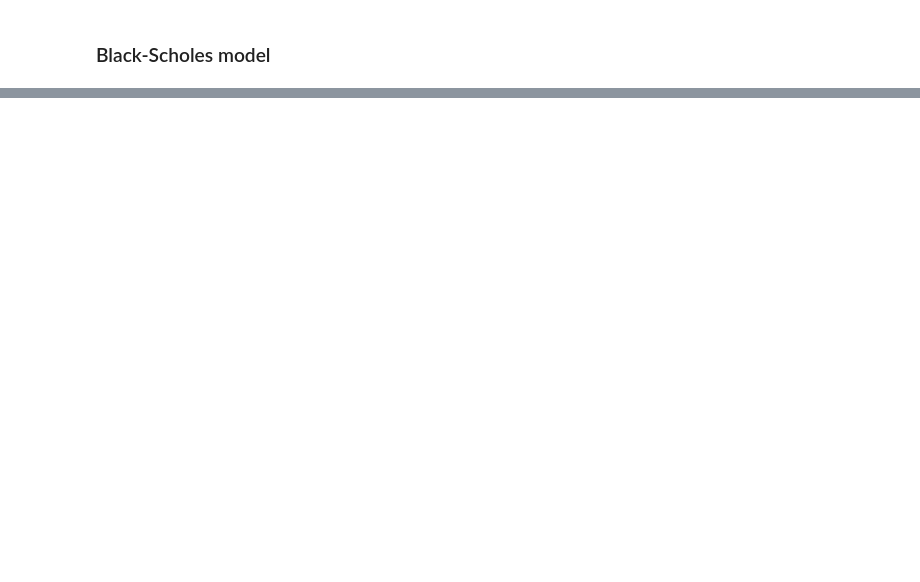
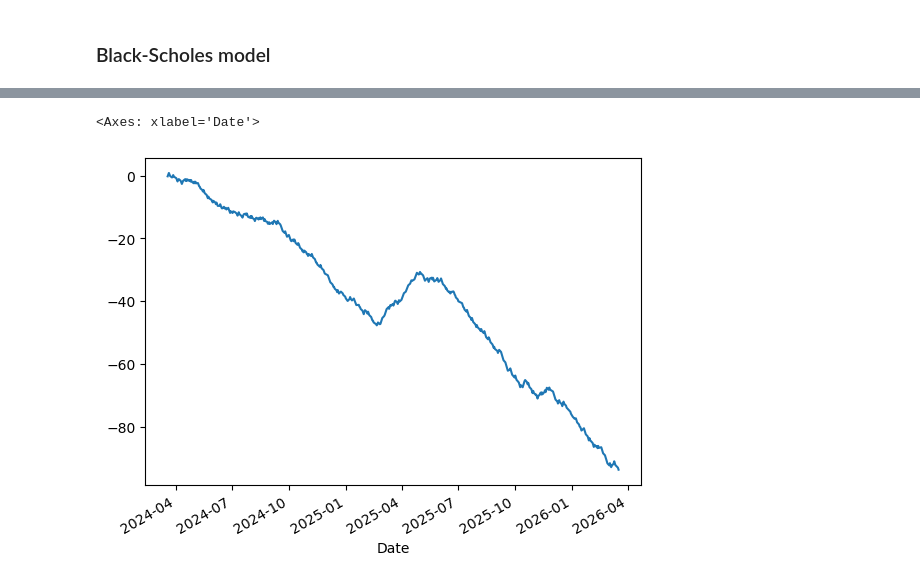
Before and after one commit to matthiasbouquet/advanced_algorithmic_trading, a Jupyter notebook: assignments/week_5/day_22.ipynb, the cells around one changed output, grey strips where cells are left out. Cells and saved outputs as stored; diff of their text form; code cells hidden in the pictures; blank space fills up the shorter version.

```diff
--- a/assignments/week_5/day_22.ipynb
+++ b/assignments/week_5/day_22.ipynb
@@ -164,10 +197,34 @@ df_trade
 # %%
-df_trade['PNL'] = df_trade['Option_Payoff'] - df_trade['Option_Price']
+# calculate PNLs for each leg, and for the iron condor (long positions)
+df_trade['pnl_call_short'] = df_trade['call_short_payoff'] - df_trade['call_short_price']
+df_trade['pnl_call_long'] = df_trade['call_long_payoff'] - df_trade['call_long_price']
+df_trade['pnl_put_short'] = df_trade['put_short_payoff'] - df_trade['put_short_price']
+df_trade['pnl_put_long'] = df_trade['put_long_payoff'] - df_trade['put_long_price']
+
+df_trade['pnl_call_spread'] = df_trade['pnl_call_short'] - df_trade['pnl_call_long']
+df_trade['pnl_put_spread'] = df_trade['pnl_put_short'] - df_trade['pnl_put_long']
+
+df_trade['pnl_strangle_long'] = df_trade['pnl_call_short'] + df_trade['pnl_put_short']
+df_trade['pnl_strangle_short'] = df_trade['pnl_call_long'] + df_trade['pnl_put_long']
+
+df_trade['pnl_iron_condor'] = df_trade['pnl_call_spread'] + df_trade['pnl_put_spread']
+# %%
+# select PNL columns
+df_pnl = df_trade[[
+    'pnl_call_short', 'pnl_call_long', 'pnl_put_short', 'pnl_put_long', 'pnl_call_spread', 'pnl_put_spread',
+    'pnl_strangle_long', 'pnl_strangle_short', 'pnl_iron_condor'
+]]
 # %%
-# calculate cumulative PNL, SHarpe, drawdown, etc.
-df_trade['Cumulative_PNL'] = df_trade['PNL'].cumsum()
-df_trade['Cumulative_Return'] = df_trade['Cumulative_PNL'] / df_trade['Close']
-df_trade['Sharpe'] = df_trade['Cumulative_Return'].mean() / df_trade['Cumulative_Return'].std() * np.sqrt(252)
-df_trade['Drawdown'] = df_trade['Cumulative_Return'].cummax() - df_trade['Cumulative_Return']
-df_trade['Max_Drawdown'] = df_trade['Drawdown'].min()
-df_trade
+# calculate cumulative PNLs, Sharpe, drawdown, etc. for each strategy
+pnls = dict()
+for col in df_pnl.columns:
+    df = df_pnl[[col]]
+    df[f'Cumulative_{col}'] = df[col].cumsum()
+    # annualize Sharpe
+    nb_days = (df.index[-1] - df.index[0]).days
+    ann_ratio = 365/nb_days
+    pnl = df[col].sum()*ann_ratio
+    sharpe = pnl / (df[col].std()*np.sqrt(252))
+    df_pnl[f'Drawdown_{col}'] = df[col].cummax() - df[col]
+    max_drawdown = df_pnl[f'Drawdown_{col}'].min()
+    pnls[col] = dict(cum_pnl=df[f'Cumulative_{col}'], pnl=pnl, sharpe=sharpe, max_drawdown=max_drawdown)
@@ -188,0 +246,6 @@ df_trade
+# %%
+# PNL from BUYING 0DTE iron condors
+pnls['pnl_iron_condor']['cum_pnl'].plot()
+# %% [output]
+<Axes: xlabel='Date'>
+[figure, added]
```
Also changed, not shown: parts of 14 cells of this notebook, 1 other file.
